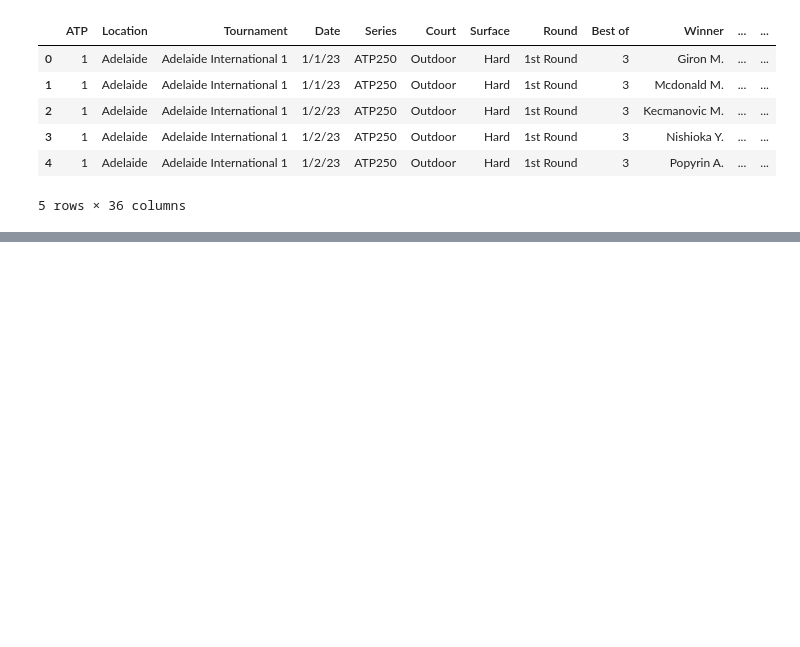
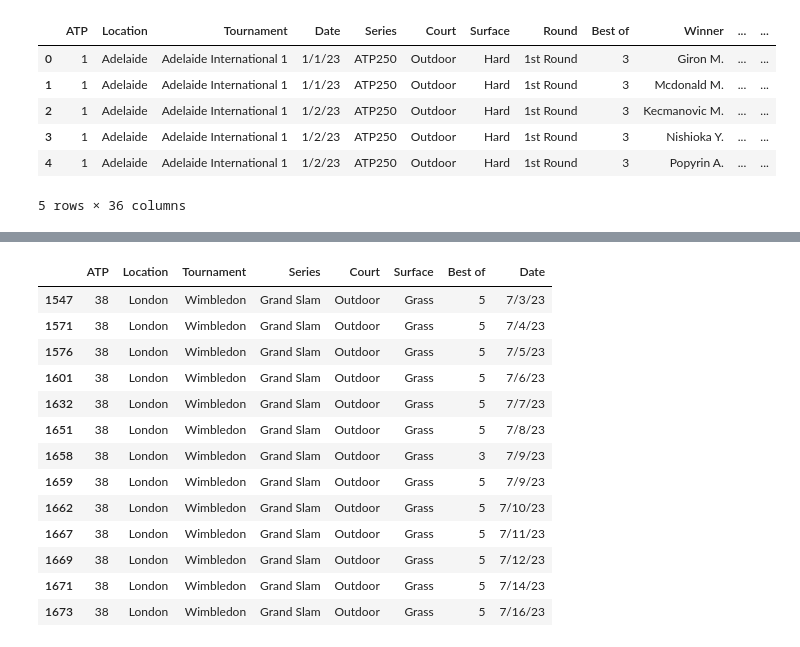
Before and after one commit to nick-benelli/Tennis-Data-Pipeline, a Jupyter notebook: notebooks/data-linking/timl-uk-link-att1.ipynb, the cells around one changed output, grey strips where cells are left out. Drawn from its saved outputs; the diff is of its cells as text; code cells hidden in the pictures; blank space fills up the shorter version.

```diff
--- a/notebooks/data-linking/timl-uk-link-att1.ipynb
+++ b/notebooks/data-linking/timl-uk-link-att1.ipynb
@@ -32,0 +64,35 @@ df_uk.head()
+# %%
+# ATP alone isn't a unique tournament id: tennis-data.co.uk reuses the same ATP
+# number for tournaments played concurrently in the same week (e.g. ATP 58 is
+# both Stockholm's Nordic Open and the Tokyo Japan Open in week 42, 2023).
+# Location disambiguates those, so key on (ATP, Location) instead.
+tourney_key = ["ATP", "Location"]
+info_cols = ["Tournament", "Series", "Court", "Surface", "Best of"]
+
+
+def mode_or_na(s: pd.Series):
+    """Most frequent value in the group (used to smooth over stray data-entry errors)."""
+    m = s.mode()
+    return m.iloc[0] if not m.empty else pd.NA
+
+
+# Guard: within each (ATP, Location) key, attributes should be consistent.
+# Anything flagged here is a genuine data-quality issue worth reviewing by hand.
+nunique_per_key = df_uk.groupby(tourney_key)[info_cols].nunique()
+inconsistent = nunique_per_key[(nunique_per_key > 1).any(axis=1)]
+
+if not inconsistent.empty:
+    print(f"Warning: {len(inconsistent)} tournament(s) have inconsistent attributes:")
+    display(inconsistent)
+else:
+    print("All tournament attributes are consistent within each (ATP, Location).")
+
+match_dates = pd.to_datetime(df_uk["Date"], format="%m/%d/%y")
+
+tournament_info = df_uk.groupby(tourney_key)[info_cols].agg(mode_or_na)
+date_range = match_dates.groupby([df_uk["ATP"], df_uk["Location"]]).agg(
+    Start_Date="min", End_Date="max"
+)
+
+uk_tournaments = tournament_info.join(date_range).reset_index()
+uk_tournaments
@@ -32,0 +117,17 @@ df_uk.head()
+# %%
+display(df_uk.loc[df_uk["ATP"].isin([38]), ["ATP", "Location", *info_cols, "Date"]].drop_duplicates())
+# %% [output]
+|  | ATP | Location | Tournament | Series | Court | Surface | Best of | Date |
+| 1547 | 38 | London | Wimbledon | Grand Slam | Outdoor | Grass | 5 | 7/3/23 |
+| 1571 | 38 | London | Wimbledon | Grand Slam | Outdoor | Grass | 5 | 7/4/23 |
+| 1576 | 38 | London | Wimbledon | Grand Slam | Outdoor | Grass | 5 | 7/5/23 |
+| 1601 | 38 | London | Wimbledon | Grand Slam | Outdoor | Grass | 5 | 7/6/23 |
+| 1632 | 38 | London | Wimbledon | Grand Slam | Outdoor | Grass | 5 | 7/7/23 |
+| 1651 | 38 | London | Wimbledon | Grand Slam | Outdoor | Grass | 5 | 7/8/23 |
+| 1658 | 38 | London | Wimbledon | Grand Slam | Outdoor | Grass | 3 | 7/9/23 |
+| 1659 | 38 | London | Wimbledon | Grand Slam | Outdoor | Grass | 5 | 7/9/23 |
+| 1662 | 38 | London | Wimbledon | Grand Slam | Outdoor | Grass | 5 | 7/10/23 |
+| 1667 | 38 | London | Wimbledon | Grand Slam | Outdoor | Grass | 5 | 7/11/23 |
+| 1669 | 38 | London | Wimbledon | Grand Slam | Outdoor | Grass | 5 | 7/12/23 |
+| 1671 | 38 | London | Wimbledon | Grand Slam | Outdoor | Grass | 5 | 7/14/23 |
+| 1673 | 38 | London | Wimbledon | Grand Slam | Outdoor | Grass | 5 | 7/16/23 |
```
Also changed, not shown: parts of 15 cells of this notebook, 3 other files.
